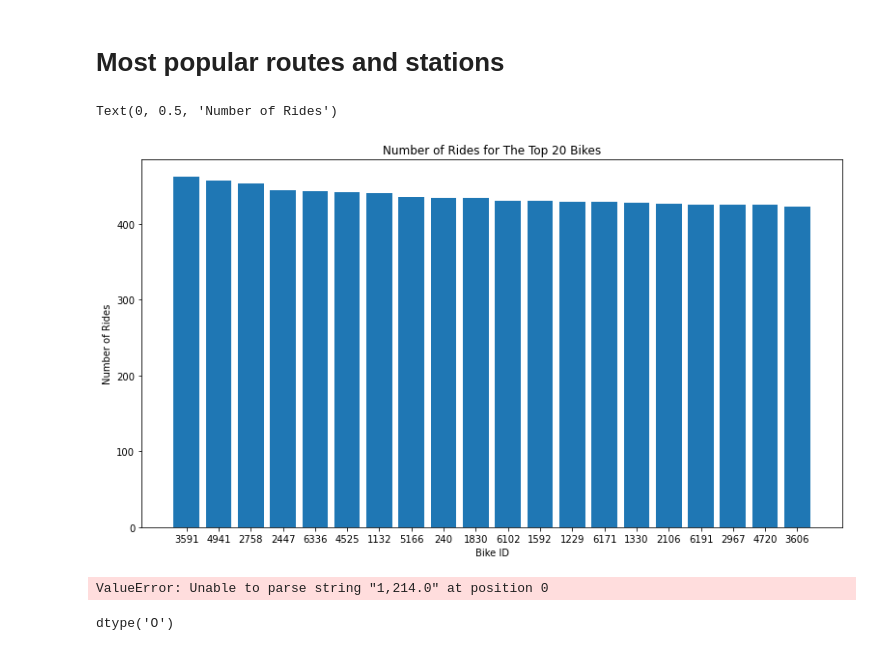
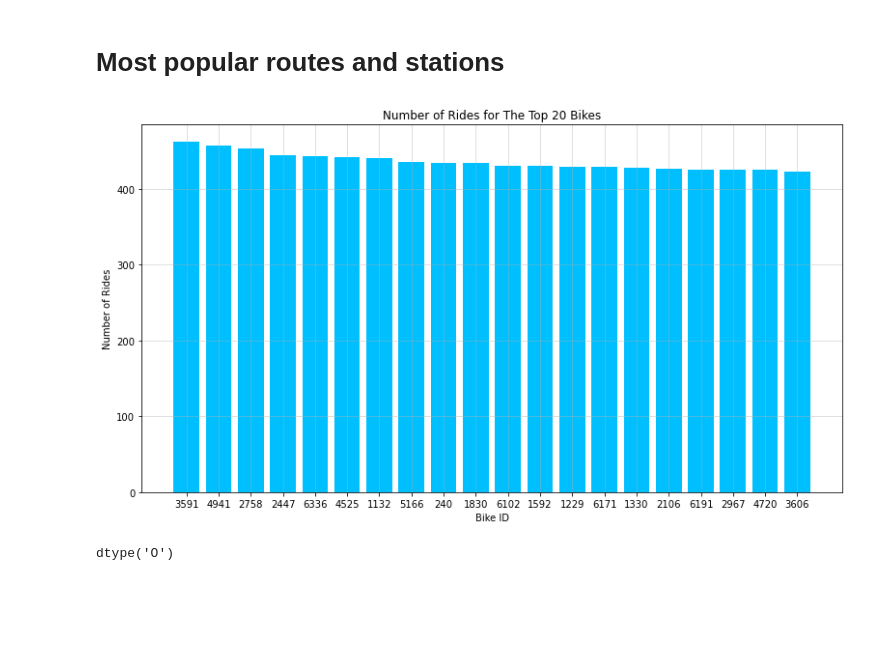
Before and after one commit to ruthhinkle/divvy-analysis, a Jupyter notebook: DIVVY_ANEHER3.ipynb, the cells around one changed output. Cells and saved outputs as stored; diff of their text form; code cells hidden in the pictures; blank space fills up the shorter version.

```diff
--- a/DIVVY_ANEHER3.ipynb
+++ b/DIVVY_ANEHER3.ipynb
@@ -70,3 +70,8 @@ divvy_df.head()
 | 18 | 23479406 | 2019-07-01 00:06:51 | 2019-07-01 00:26:22 | 2758 | 1,171.0 | 624 | Dearborn St & Van Buren St | ... |
 | 20 | 23479408 | 2019-07-01 00:08:24 | 2019-07-01 00:20:07 | 2447 | 703.0 | 239 | Western Ave & Leland Ave | ... |
 | 21 | 23479409 | 2019-07-01 00:08:40 | 2019-07-01 00:27:50 | 6336 | 1,150.0 | 257 | Lincoln Ave & Waveland Ave | ... |
+# %%
+divvy_df['time difference'] = ((pd.to_datetime(divvy_df['end_time']) -
+                            pd.to_datetime(divvy_df['start_time']))
+                                .dt.total_seconds() / 60)
+divvy_df
@@ -90,6 +109,6 @@ divvy_df.head()
 | 21 | 23479409 | 00:08:40 | 00:27:50 | 6336 | 1,150.0 | 257 | Lincoln Ave & Waveland Ave | ... |
 # %%
 # Organize columns in dataframe
-divvy_df = divvy_df[["trip_id", "bikeid", "start_date", "start_time", "end_date", "end_time", "tripduration", "from_station_id", "from_station_name", "to_station_id", "to_station_name", "usertype", "gender", "birthyear", "age", "Age Group"]]
-divvy_df.head()
+divvy_df = divvy_df[["trip_id", "bikeid", "start_date", "start_time", "time difference", "end_date", "end_time", "tripduration", "from_station_id", "from_station_name", "to_station_id", "to_station_name", "usertype", "gender", "birthyear", "age", "Age Group"]]
+divvy_df.head(10)
 # %% [output]
@@ -166,15 +208,10 @@ popular_bikes.mean()
 # Most popular routes and stations
 # %%
 plt.figure(figsize=(13,7))
-plt.bar(divvy_df['bikeid'].head(20), popular_bikes)
+plt.bar(divvy_df['bikeid'].head(20), popular_bikes, color='deepskyblue')
 plt.title("Number of Rides for The Top 20 Bikes")
 plt.xlabel("Bike ID")
 plt.ylabel("Number of Rides")
+plt.grid(True, alpha=.5)
 # %% [output]
-Text(0, 0.5, 'Number of Rides')
-[figure, old version]
+[figure, new version]
-# %%
-divvy_df['tripduration'] = pd.to_numeric(divvy_df['tripduration'])
-divvy_df['tripduration'].dtypes
-# %% [output]
-ValueError: Unable to parse string "1,214.0" at position 0
```
Also changed, not shown: parts of 39 cells of this notebook.
